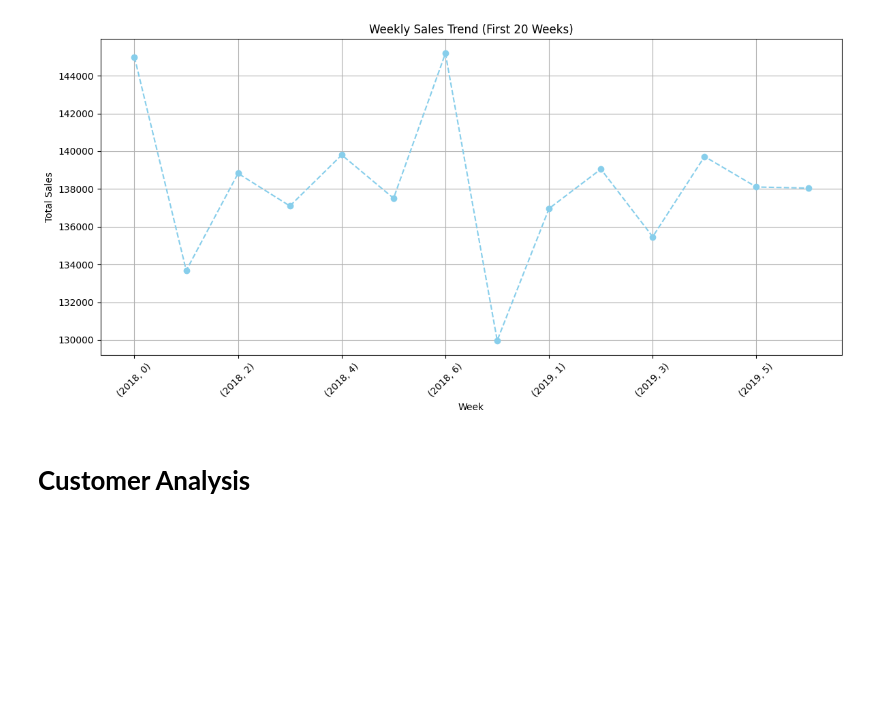
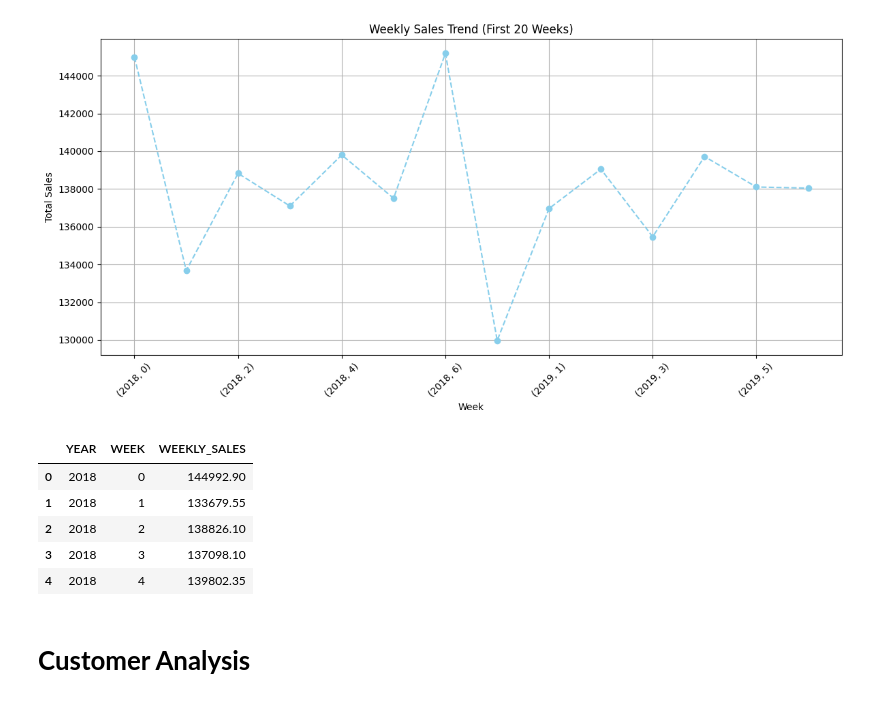
Before and after one commit to Vedant-cloud-ctrl/Quantium, a Jupyter notebook: Quantium_Task_1.ipynb, the cells around one changed output. Saved outputs shown, nothing was run; the diff lists cells and outputs as text; code cells hidden in the pictures; blank space fills up the shorter version.

```diff
--- a/Quantium_Task_1.ipynb
+++ b/Quantium_Task_1.ipynb
@@ -117,6 +138,17 @@ plt.tight_layout()
 plt.show()
 # %% [output]
 [figure]
+# %%
+# Weekly Sales
+weekly_sales = df_1.groupby(["YEAR", "WEEK"])["TOT_SALES"].sum().reset_index(name="WEEKLY_SALES")
+weekly_sales.head()
+# %% [output]
+|  | YEAR | WEEK | WEEKLY_SALES |
+| 0 | 2018 | 0 | 144992.90 |
+| 1 | 2018 | 1 | 133679.55 |
+| 2 | 2018 | 2 | 138826.10 |
+| 3 | 2018 | 3 | 137098.10 |
+| 4 | 2018 | 4 | 139802.35 |
 # %% [markdown]
 # **Customer Analysis**
 # %%
```
Also changed, not shown: parts of 11 cells of this notebook.
